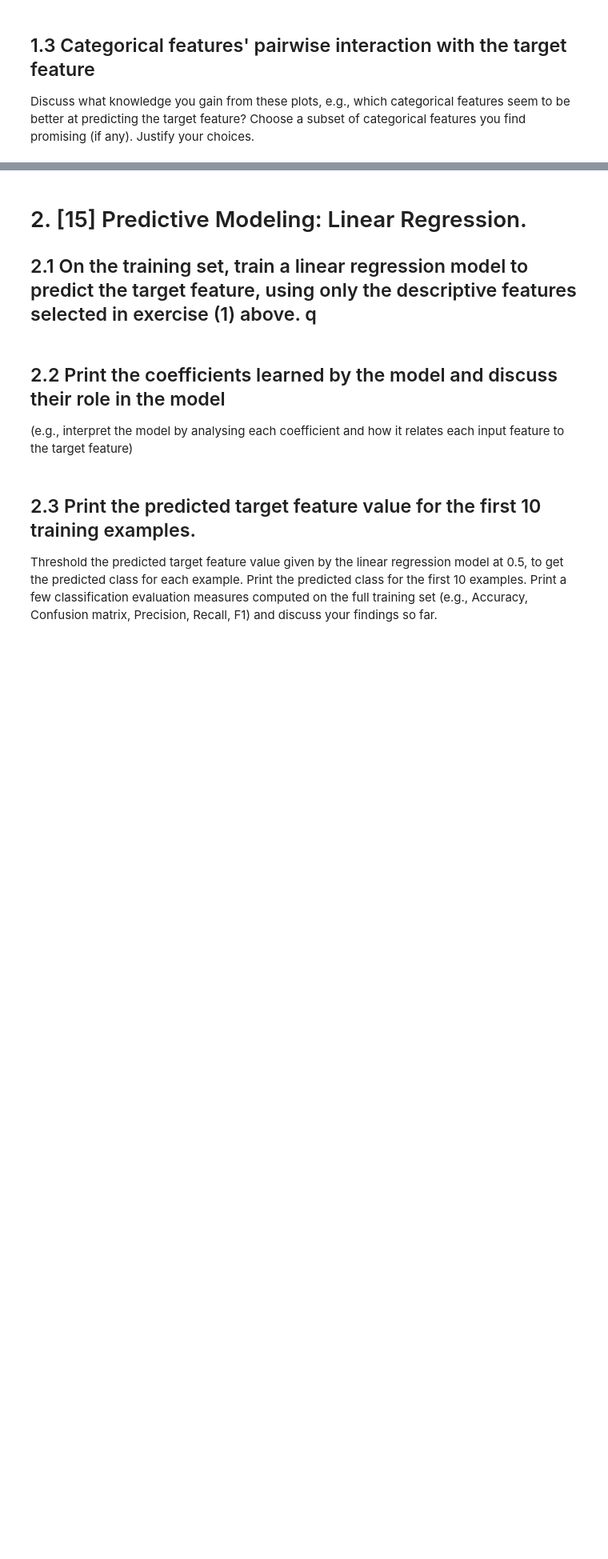
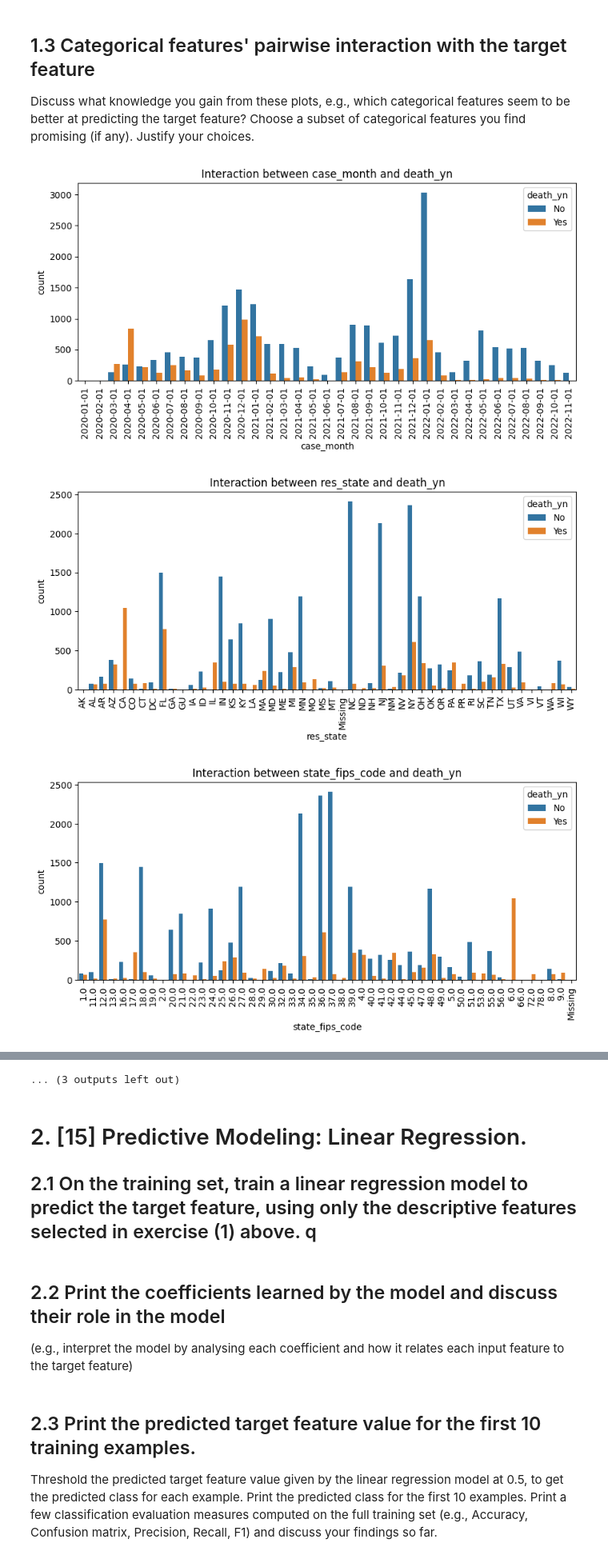
Before and after one commit to minhlynguyen/ucd-da-covid-death-prediction, a Jupyter notebook: MinhLy_Nguyen_22201371_Anil_Vercruysse_22202474_COMP47350_Homework2.ipynb, the cells around one changed output, grey strips where cells are left out. Shown at 80% size. Drawn from its saved outputs; the diff is of its cells as text; code cells hidden in the pictures; blank space fills up the shorter version.

```diff
--- a/MinhLy_Nguyen_22201371_Anil_Vercruysse_22202474_COMP47350_Homework2.ipynb
+++ b/MinhLy_Nguyen_22201371_Anil_Vercruysse_22202474_COMP47350_Homework2.ipynb
@@ -88,3 +150,17 @@ plt.show()
 ## 1.3 Categorical features' pairwise interaction with the target feature
 
 Discuss what  knowledge you gain from these plots, e.g., which categorical features seem to be better at predicting the target feature? Choose a subset of categorical features you find promising (if any). Justify your choices.
+# %%
+categorical_features = df.select_dtypes(['category']).columns
+
+for feature in categorical_features:
+    if feature != 'death_yn':
+        plt.figure(figsize=(10,4))
+        sns.countplot(x=feature, hue=target_feature, data=train_df)
+        plt.title(f"Interaction between {feature} and {target_feature}")
+        plt.xticks(rotation=90)
+        plt.show()
+# %% [output]
+[figure, added]
+[figure, added]
+[figure, added]
@@ -91,3 +176,4 @@ Discuss what  knowledge you gain from these plots, e.g., which categorical featu
+... (3 outputs left out)
 # %% [markdown]
 # 2. [15] Predictive Modeling: Linear Regression.
 
```
Also changed, not shown: parts of 5 cells of this notebook.
